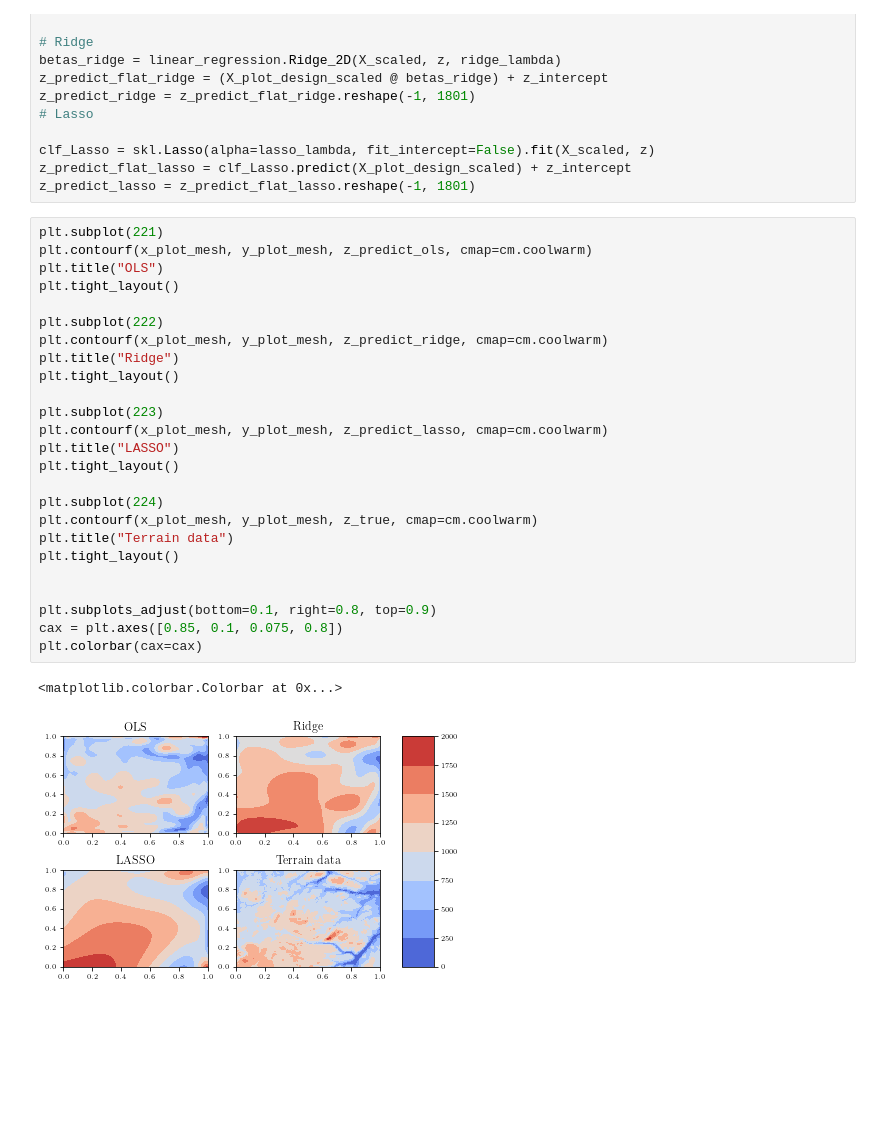
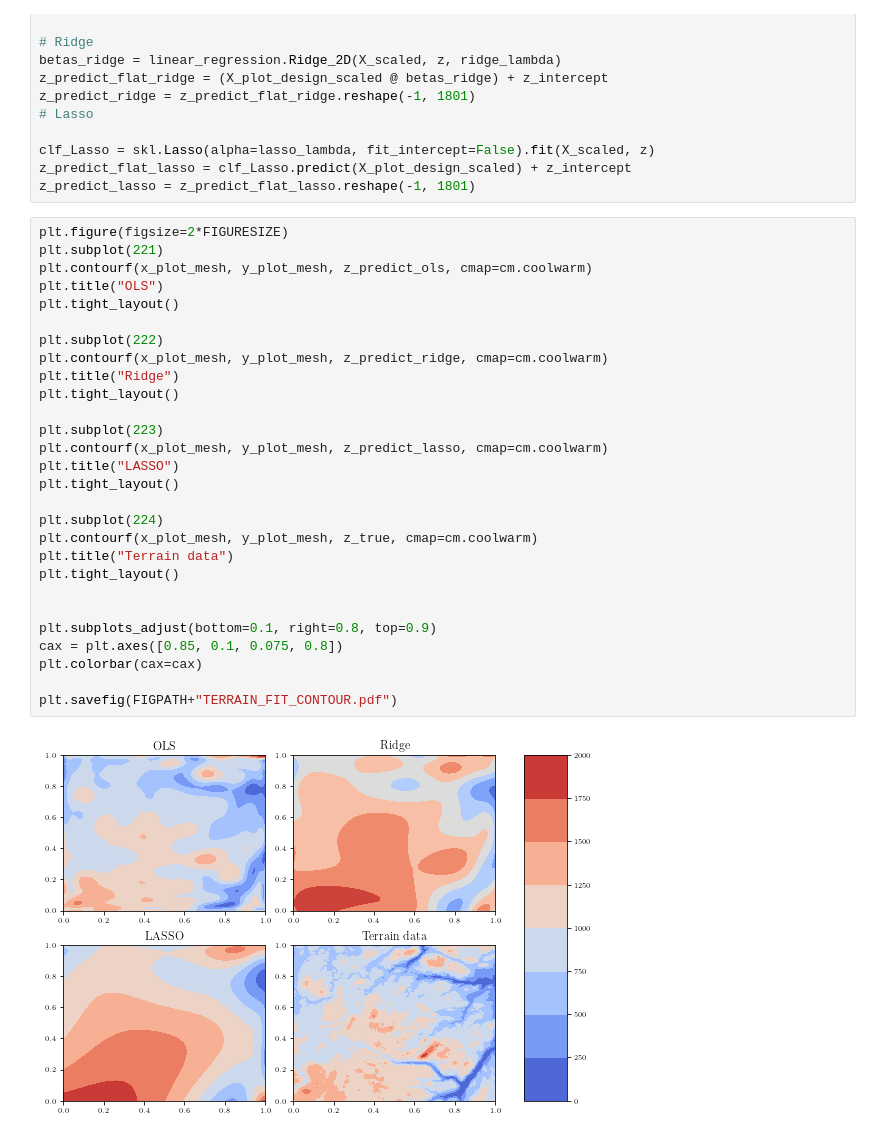
Before and after one commit to nicholaskarlsen/FYS-STK4155, a Jupyter notebook: project_1/notebooks/bulk_analysis_terrain.ipynb, the cells around one changed output. Drawn from its saved outputs; the diff is of its cells as text; blank space fills up the shorter version.

```diff
--- a/project_1/notebooks/bulk_analysis_terrain.ipynb
+++ b/project_1/notebooks/bulk_analysis_terrain.ipynb
@@ -470,31 +470,33 @@ clf_Lasso = skl.Lasso(alpha=lasso_lambda, fit_intercept=False).fit(X_scaled, z)
 z_predict_flat_lasso = clf_Lasso.predict(X_plot_design_scaled) + z_intercept
 z_predict_lasso = z_predict_flat_lasso.reshape(-1, 1801)
 # %%
+plt.figure(figsize=2*FIGURESIZE)
 plt.subplot(221)
 plt.contourf(x_plot_mesh, y_plot_mesh, z_predict_ols, cmap=cm.coolwarm)
 plt.title("OLS")
 plt.tight_layout()
 
 plt.subplot(222)
 plt.contourf(x_plot_mesh, y_plot_mesh, z_predict_ridge, cmap=cm.coolwarm)
 plt.title("Ridge")
 plt.tight_layout()
 
 plt.subplot(223)
 plt.contourf(x_plot_mesh, y_plot_mesh, z_predict_lasso, cmap=cm.coolwarm)
 plt.title("LASSO")
 plt.tight_layout()
 
 plt.subplot(224)
 plt.contourf(x_plot_mesh, y_plot_mesh, z_true, cmap=cm.coolwarm)
 plt.title("Terrain data")
 plt.tight_layout()
 
 
 plt.subplots_adjust(bottom=0.1, right=0.8, top=0.9)
 cax = plt.axes([0.85, 0.1, 0.075, 0.8])
 plt.colorbar(cax=cax)
+
+plt.savefig(FIGPATH+"TERRAIN_FIT_CONTOUR.pdf")
 # %% [output]
-<matplotlib.colorbar.Colorbar at 0x...>
-[figure, old version]
+[figure, new version]
 # %%
```
Also changed, not shown: parts of 3 cells of this notebook, 25 other files.
